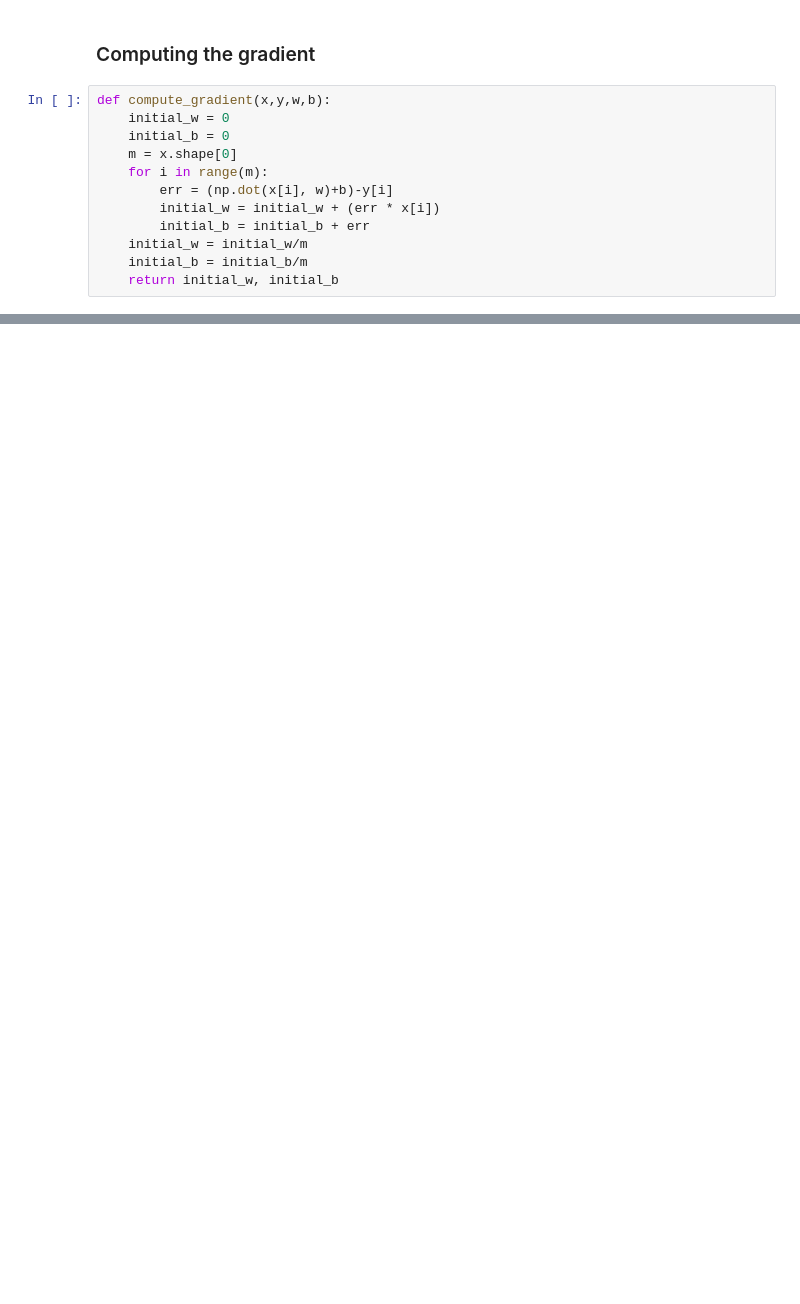
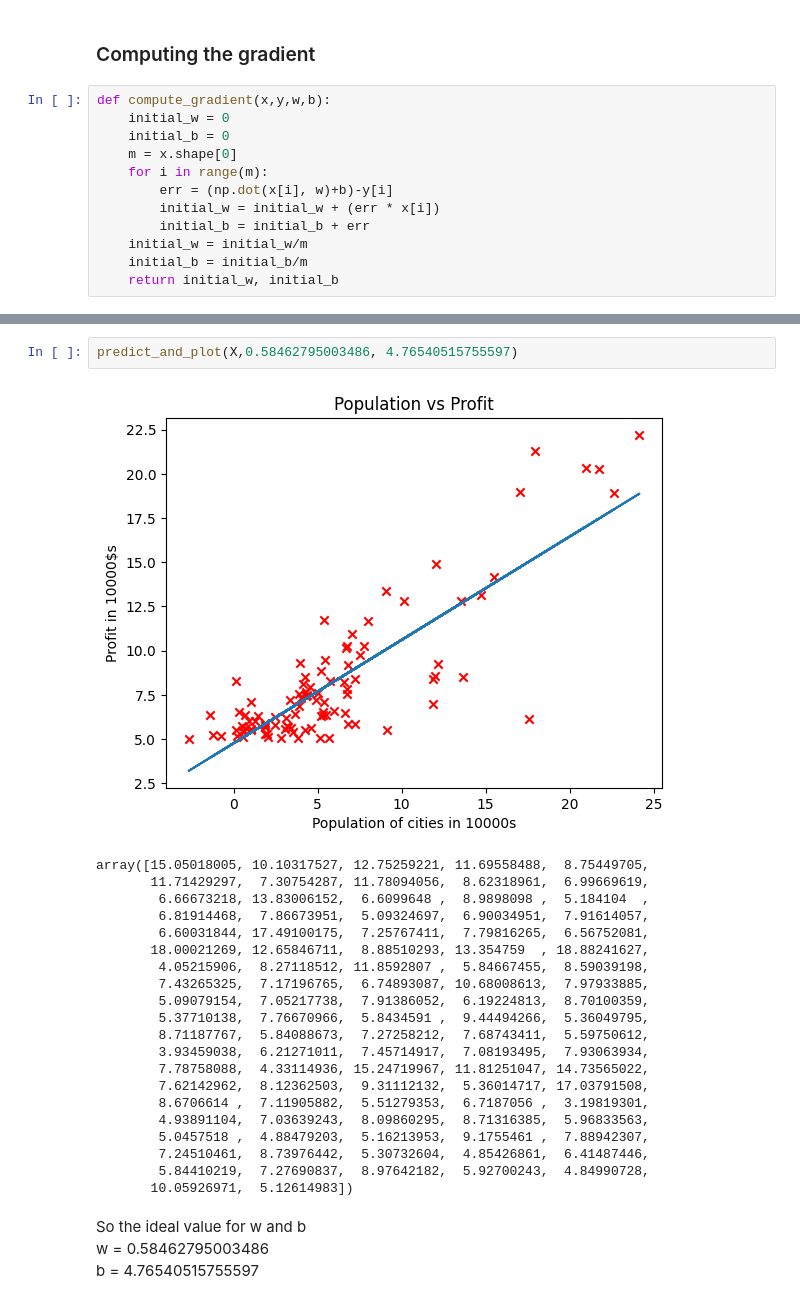
Before and after one commit to tahaftm/Machine-Learning-Projects, a Jupyter notebook: Andrew Ng Exercises/Linear Regression with one variable.ipynb, the cells around one changed output, grey strips where cells are left out. Cells and saved outputs as stored; diff of their text form; blank space fills up the shorter version.

```diff
--- a/Andrew Ng Exercises/Linear Regression with one variable.ipynb
+++ b/Andrew Ng Exercises/Linear Regression with one variable.ipynb
@@ -122,0 +139,26 @@ Gradient at initial w, b (zeros): -80.33783337255711 -6.867453285714284
+# %%
+predict_and_plot(X,0.58462795003486, 4.76540515755597)
+# %% [output]
+[figure, added]
+array([15.05018005, 10.10317527, 12.75259221, 11.69558488,  8.75449705,
+       11.71429297,  7.30754287, 11.78094056,  8.62318961,  6.99669619,
+        6.66673218, 13.83006152,  6.6099648 ,  8.9898098 ,  5.184104  ,
+        6.81914468,  7.86673951,  5.09324697,  6.90034951,  7.91614057,
+        6.60031844, 17.49100175,  7.25767411,  7.79816265,  6.56752081,
+       18.00021269, 12.65846711,  8.88510293, 13.354759  , 18.88241627,
+        4.05215906,  8.27118512, 11.8592807 ,  5.84667455,  8.59039198,
+        7.43265325,  7.17196765,  6.74893087, 10.68008613,  7.97933885,
+        5.09079154,  7.05217738,  7.91386052,  6.19224813,  8.70100359,
+        5.37710138,  7.76670966,  5.8434591 ,  9.44494266,  5.36049795,
+        8.71187767,  5.84088673,  7.27258212,  7.68743411,  5.59750612,
+        3.93459038,  6.21271011,  7.45714917,  7.08193495,  7.93063934,
+        7.78758088,  4.33114936, 15.24719967, 11.81251047, 14.73565022,
+        7.62142962,  8.12362503,  9.31112132,  5.36014717, 17.03791508,
+        8.6706614 ,  7.11905882,  5.51279353,  6.7187056 ,  3.19819301,
+        4.93891104,  7.03639243,  8.09860295,  8.71316385,  5.96833563,
+        5.0457518 ,  4.88479203,  5.16213953,  9.1755461 ,  7.88942307,
+        7.24510461,  8.73976442,  5.30732604,  4.85426861,  6.41487446,
+        5.84410219,  7.27690837,  8.97642182,  5.92700243,  4.84990728,
+       10.05926971,  5.12614983])
+# %% [markdown]
+So the ideal value for w and b <br> w = 0.58462795003486 <br> b = 4.76540515755597
```
Also changed, not shown: parts of 11 cells of this notebook.
